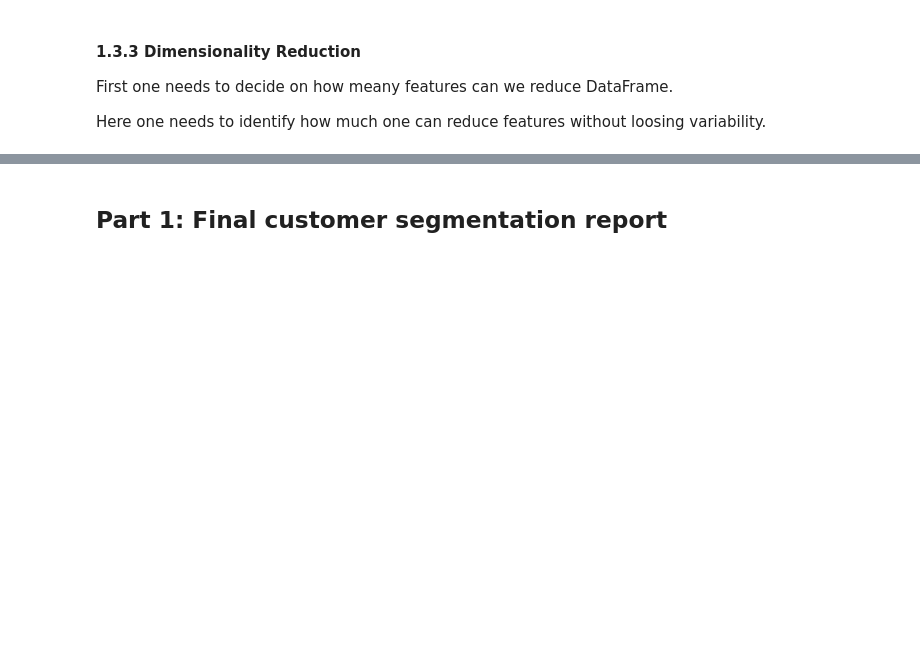
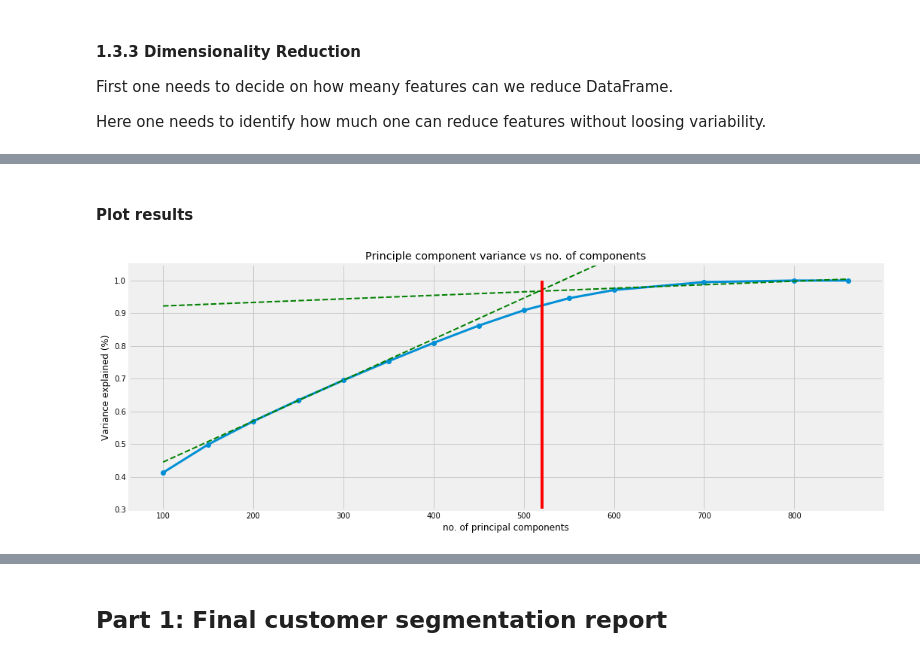
Before and after one commit to TK-Problem/nano_degree_DS, a Jupyter notebook: Capstone_project/Arvato_Project_Workbook.ipynb, the cells around one changed output, grey strips where cells are left out. Cells and saved outputs as stored; diff of their text form; code cells hidden in the pictures; blank space fills up the shorter version.

```diff
--- a/Capstone_project/Arvato_Project_Workbook.ipynb
+++ b/Capstone_project/Arvato_Project_Workbook.ipynb
@@ -2131,7 +2149,7 @@ PLZ8_BAUMAX_dict = {
     2.0: ["3-5", 0],
     3.0: ["6-10", 0],
     4.0: ["10+", 0],
-    5.0: [np.nan, 1]
+    5.0: ["unknown", 1]
 }
 # %%
 %%time
@@ -2145,8 +2163,7 @@ azdias_9 = azdias_9.merge(_, left_index=True, right_index=True);
 azdias_9 = azdias_9.drop(["PLZ8_BAUMAX"], axis=1);
 
 # one-hot encode size
-azdias_9 = azdias_9.join(pd.get_dummies(azdias_9["PLZ8_BAUMAX_size"],
-                                                prefix="PLZ8_BAUMAX_size"))
+azdias_9 = azdias_9.join(pd.get_dummies(azdias_9["PLZ8_BAUMAX_size"], prefix="PLZ8_BAUMAX_size"))
 
 # drop one-hot-encoded original collumns
 azdias_9 = azdias_9.drop(["PLZ8_BAUMAX_size"], axis=1)
@@ -2548,2 +2569,10 @@ No significant changes were were achieved after imputing missing values.
+# %%
+# make sure that both DataFrames have same columns ordering
+col_order = azdias_10.columns.tolist()
+azdias_10 = azdias_10[col_order]
+customers_10 = customers_10[col_order]
+# make sure that all values are encoded as float64
+azdias_10 = azdias_10.astype(np.float64)
+customers_10 = customers_10.astype(np.float64)
 # %% [markdown]
 #### 1.3.2 Feature Scaling
@@ -2577,9 +2618,9 @@ azdias_ss.shape
 var_list = list()
 comp_list= list()
 
-for _ in [10, 50, 100, 200, 300, 400, 500, 600, 700, 870]:
+for _ in [100, 150, 200, 250, 300, 350, 400, 450,  500, 550, 600, 700, 800, 860]:
     pca = PCA(_)
-    X_pca = pca.fit_transform(azdias_ss)
+    X_pca = pca.fit_transform(customers_ss)
     var = np.sum(pca.explained_variance_ratio_)
     var_list.append(var)
     comp_list.append(_)
@@ -2586,21 +2629,25 @@ for _ in [10, 50, 100, 200, 300, 400, 500, 600, 700, 870]:
+# %% [markdown]
+#### Plot results
 # %%
 # fit segments of PCA variance results
-p1 = np.polyfit(comp_list[:3], var_list[:3], deg=1)
-p2 = np.polyfit(comp_list[-3:], var_list[-3:], deg=1)
+p1 = np.polyfit(comp_list[2:5], var_list[2:5], deg=1)
+p2 = np.polyfit(comp_list[-4:], var_list[-4:], deg=1)
 
 x = np.array(comp_list)
 y1 = p1[1] + p1[0] * np.array(comp_list)
 y2 = p2[1] + p2[0] * np.array(comp_list)
 
 plt.figure(figsize=(16,6))
 plt.plot(comp_list, var_list, "o-", linewidth=3);
 plt.title("Principle component variance vs no. of components")
 plt.xlabel('no. of principal components')
 plt.ylabel('Variance explained (%)');
 plt.plot(x, y1, 'g--', linewidth=2)
 plt.plot(x, y2, 'g--', linewidth=2)
-# plt.plot([130, 130],[0,1],"r-")
-plt.ylim(0.1,1.05);
+plt.plot([520, 520],[0, 1], "r-")
+plt.ylim(0.3,1.05);
+# %% [output]
+[figure, added]
 # %%
 plt.figure(figsize=(16,6))
 
```
Also changed, not shown: parts of 82 cells of this notebook.
